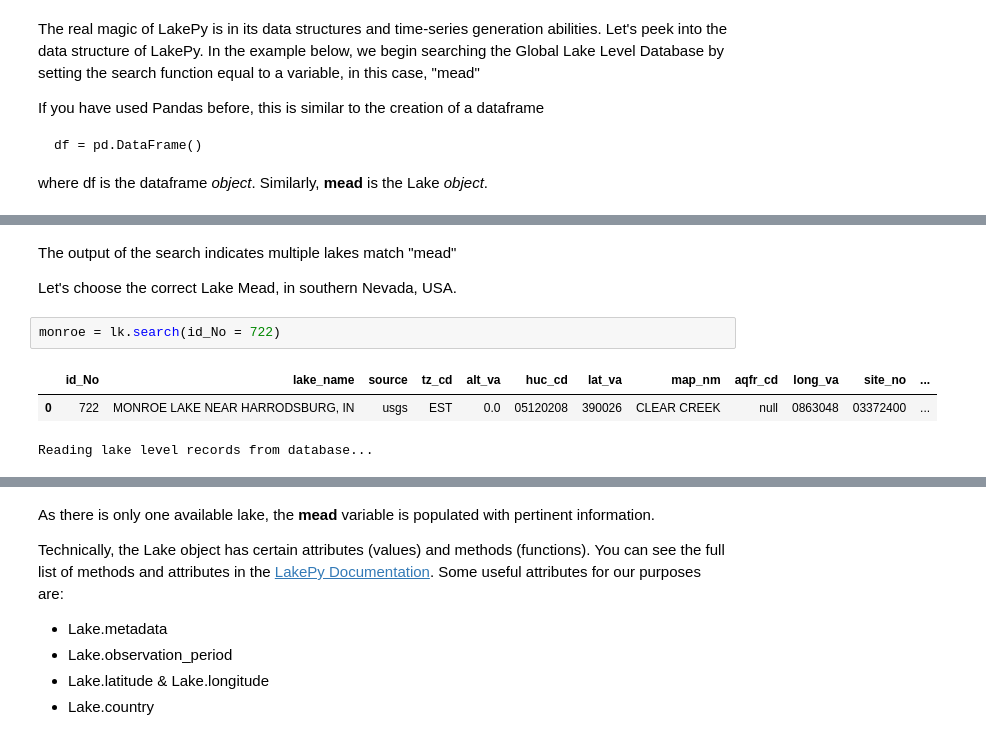
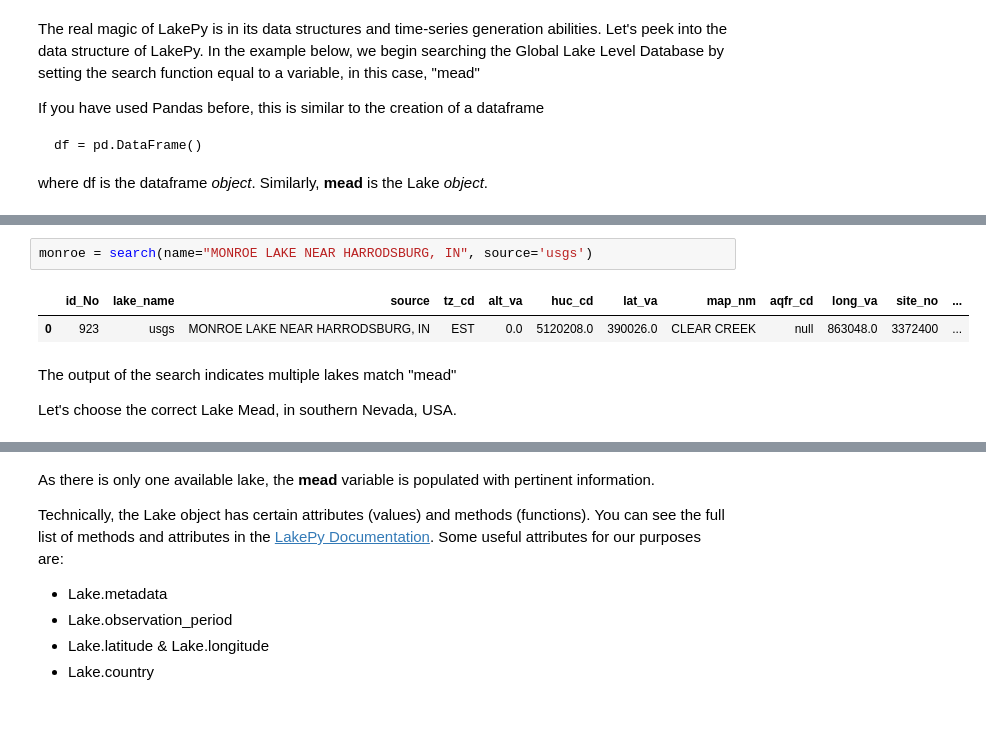
Before and after one commit to ESIPFed/LakePy, a Jupyter notebook: notebooks/LakePy Walkthrough.ipynb, the cells around one changed output, grey strips where cells are left out. Cells and saved outputs as stored; diff of their text form.

```diff
--- a/notebooks/LakePy Walkthrough.ipynb
+++ b/notebooks/LakePy Walkthrough.ipynb
@@ -28,10 +48,9 @@ monroe = lk.search(id_No=722)
+# %%
+monroe = search(name="MONROE LAKE NEAR HARRODSBURG, IN", source='usgs')
+# %% [output]
+|  | id_No | lake_name | source | tz_cd | alt_va | huc_cd | lat_va | map_nm | aqfr_cd | long_va | site_no | ... |
+| 0 | 923 | usgs | MONROE LAKE NEAR HARRODSBURG, IN | EST | 0.0 | 5120208.0 | 390026.0 | CLEAR CREEK | null | 863048.0 | 3372400 | ... |
 # %% [markdown]
 The output of the search indicates multiple lakes match "mead"
 
 Let's choose the correct Lake Mead, in southern Nevada, USA.
-# %%
-monroe = lk.search(id_No = 722)
-# %% [output]
-|  | id_No | lake_name | source | tz_cd | alt_va | huc_cd | lat_va | map_nm | aqfr_cd | long_va | site_no | ... |
-| 0 | 722 | MONROE LAKE NEAR HARRODSBURG, IN | usgs | EST | 0.0 | 05120208 | 390026 | CLEAR CREEK | null | 0863048 | 03372400 | ... |
-Reading lake level records from database...
```
Also changed, not shown: parts of 5 cells of this notebook, 1 other file.
